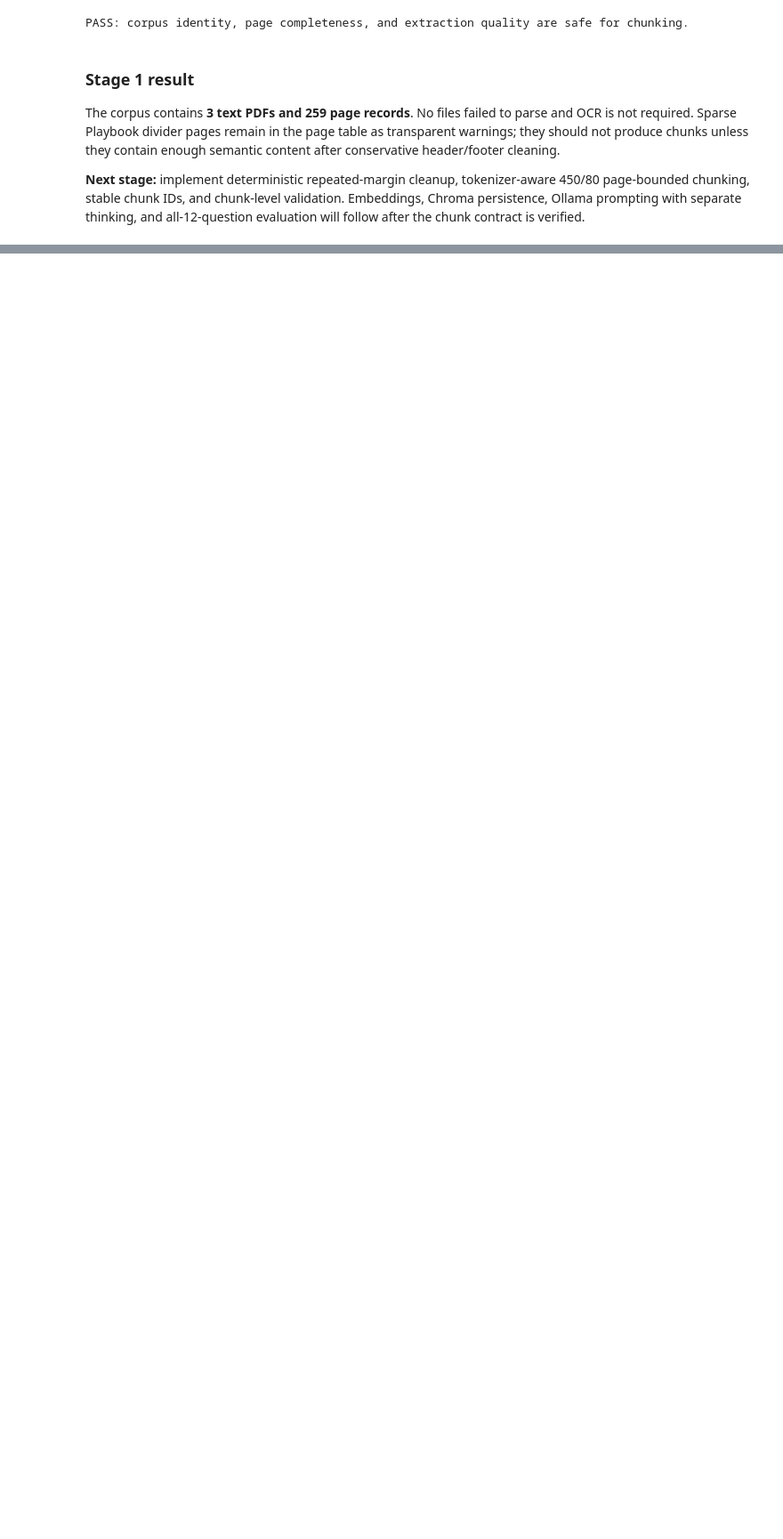
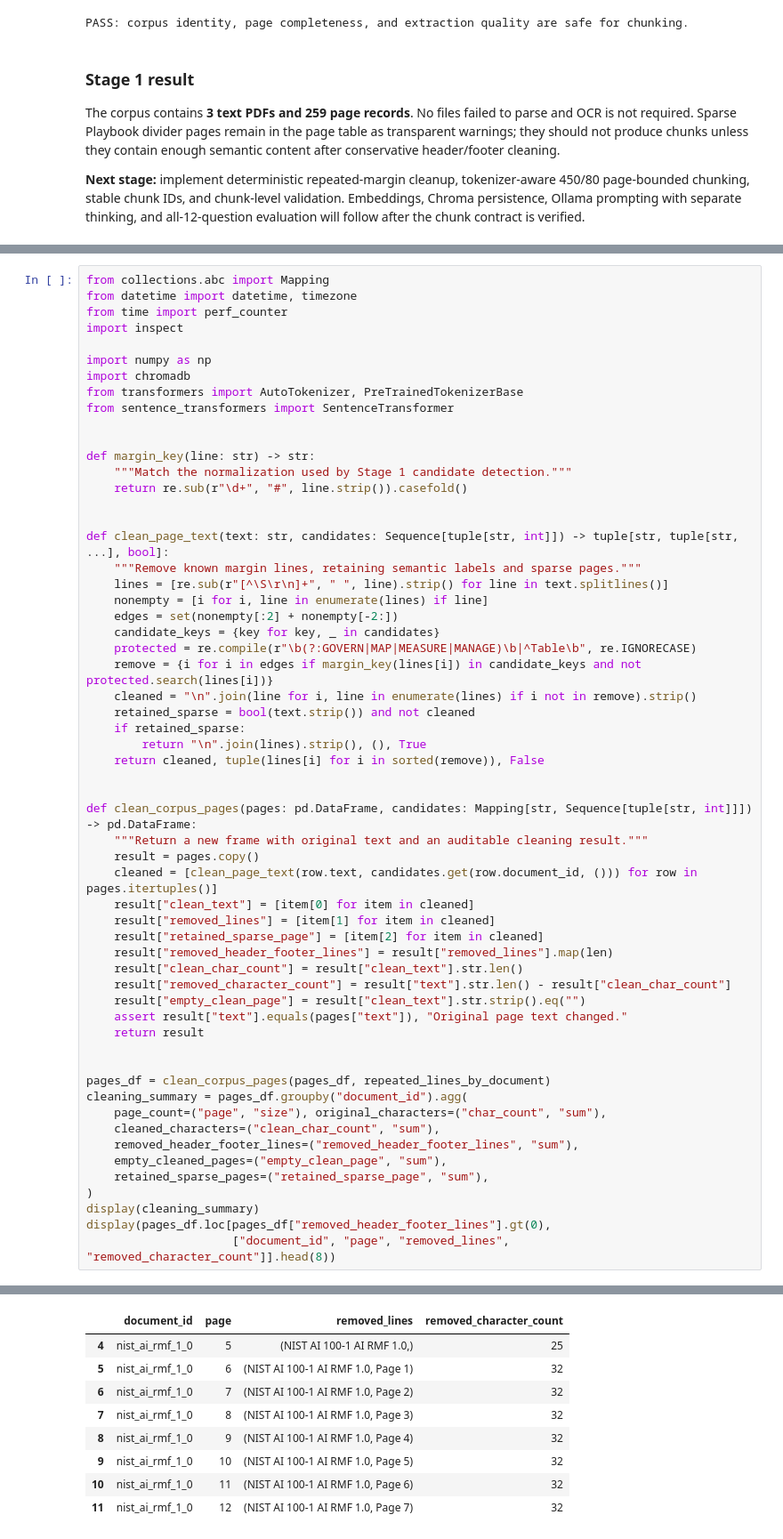
Before and after one commit to Gamal-Asran/RAG-Powered-Document-Assistant, a Jupyter notebook: notebooks/rag_pipeline.ipynb, the cells around one changed output, grey strips where cells are left out. Shown at 89% size. Cells and saved outputs as stored; diff of their text form; blank space fills up the shorter version.

```diff
--- a/notebooks/rag_pipeline.ipynb
+++ b/notebooks/rag_pipeline.ipynb
@@ -465,0 +478,59 @@ The corpus contains **3 text PDFs and 259 page records**. No files failed to par
+# %%
+from collections.abc import Mapping
+from datetime import datetime, timezone
+from time import perf_counter
+import inspect
+
+import numpy as np
+import chromadb
+from transformers import AutoTokenizer, PreTrainedTokenizerBase
+from sentence_transformers import SentenceTransformer
+
+
+def margin_key(line: str) -> str:
+    """Match the normalization used by Stage 1 candidate detection."""
+    return re.sub(r"\d+", "#", line.strip()).casefold()
+
+
+def clean_page_text(text: str, candidates: Sequence[tuple[str, int]]) -> tuple[str, tuple[str, ...], bool]:
+    """Remove known margin lines, retaining semantic labels and sparse pages."""
+    lines = [re.sub(r"[^\S\r\n]+", " ", line).strip() for line in text.splitlines()]
+    nonempty = [i for i, line in enumerate(lines) if line]
+    edges = set(nonempty[:2] + nonempty[-2:])
+    candidate_keys = {key for key, _ in candidates}
+    protected = re.compile(r"\b(?:GOVERN|MAP|MEASURE|MANAGE)\b|^Table\b", re.IGNORECASE)
+    remove = {i for i in edges if margin_key(lines[i]) in candidate_keys and not protected.search(lines[i])}
+    cleaned = "\n".join(line for i, line in enumerate(lines) if i not in remove).strip()
+    retained_sparse = bool(text.strip()) and not cleaned
+    if retained_sparse:
+        return "\n".join(lines).strip(), (), True
+    return cleaned, tuple(lines[i] for i in sorted(remove)), False
+
+
+def clean_corpus_pages(pages: pd.DataFrame, candidates: Mapping[str, Sequence[tuple[str, int]]]) -> pd.DataFrame:
+    """Return a new frame with original text and an auditable cleaning result."""
+    result = pages.copy()
+    cleaned = [clean_page_text(row.text, candidates.get(row.document_id, ())) for row in pages.itertuples()]
+    result["clean_text"] = [item[0] for item in cleaned]
+    result["removed_lines"] = [item[1] for item in cleaned]
+    result["retained_sparse_page"] = [item[2] for item in cleaned]
+    result["removed_header_footer_lines"] = result["removed_lines"].map(len)
+    result["clean_char_count"] = result["clean_text"].str.len()
+    result["removed_character_count"] = result["text"].str.len() - result["clean_char_count"]
+    result["empty_clean_page"] = result["clean_text"].str.strip().eq("")
+    assert result["text"].equals(pages["text"]), "Original page text changed."
+    return result
+
+
+pages_df = clean_corpus_pages(pages_df, repeated_lines_by_document)
+cleaning_summary = pages_df.groupby("document_id").agg(
+    page_count=("page", "size"), original_characters=("char_count", "sum"),
+    cleaned_characters=("clean_char_count", "sum"),
+    removed_header_footer_lines=("removed_header_footer_lines", "sum"),
+    empty_cleaned_pages=("empty_clean_page", "sum"),
+    retained_sparse_pages=("retained_sparse_page", "sum"),
+)
+display(cleaning_summary)
+display(pages_df.loc[pages_df["removed_header_footer_lines"].gt(0),
+                     ["document_id", "page", "removed_lines", "removed_character_count"]].head(8))
+# %% [output]
@@ -465,0 +542,9 @@ The corpus contains **3 text PDFs and 259 page records**. No files failed to par
+|  | document_id | page | removed_lines | removed_character_count |
+| 4 | nist_ai_rmf_1_0 | 5 | (NIST AI 100-1 AI RMF 1.0,) | 25 |
+| 5 | nist_ai_rmf_1_0 | 6 | (NIST AI 100-1 AI RMF 1.0, Page 1) | 32 |
+| 6 | nist_ai_rmf_1_0 | 7 | (NIST AI 100-1 AI RMF 1.0, Page 2) | 32 |
+| 7 | nist_ai_rmf_1_0 | 8 | (NIST AI 100-1 AI RMF 1.0, Page 3) | 32 |
+| 8 | nist_ai_rmf_1_0 | 9 | (NIST AI 100-1 AI RMF 1.0, Page 4) | 32 |
+| 9 | nist_ai_rmf_1_0 | 10 | (NIST AI 100-1 AI RMF 1.0, Page 5) | 32 |
+| 10 | nist_ai_rmf_1_0 | 11 | (NIST AI 100-1 AI RMF 1.0, Page 6) | 32 |
+| 11 | nist_ai_rmf_1_0 | 12 | (NIST AI 100-1 AI RMF 1.0, Page 7) | 32 |
```
Also changed, not shown: parts of 30 cells of this notebook.
